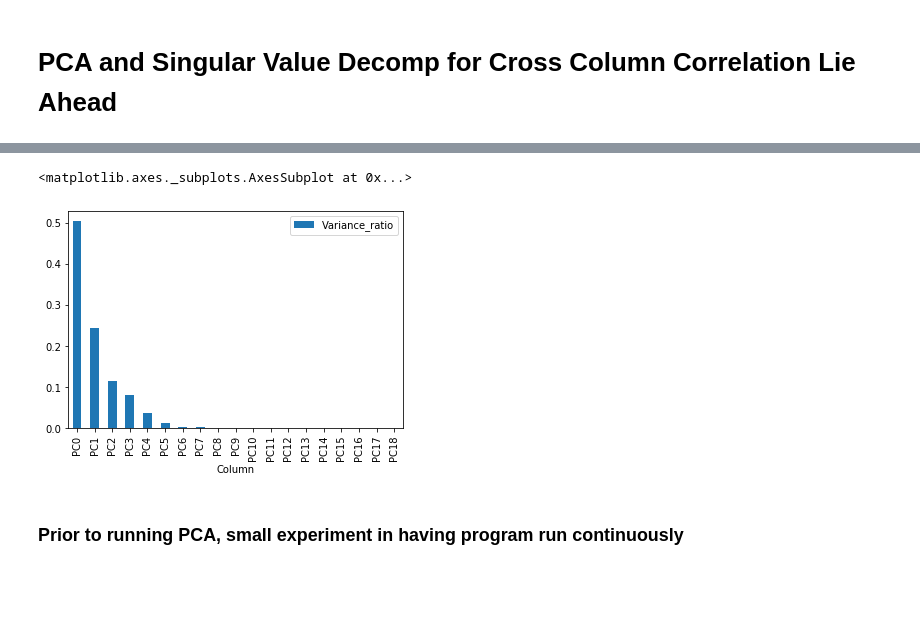
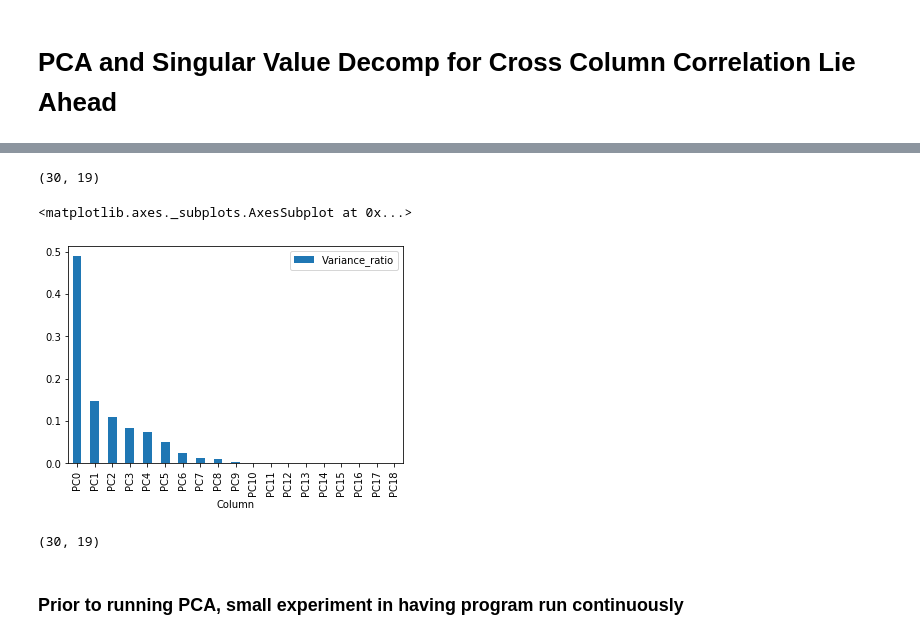
Before and after one commit to gilpasternak35/Likelihood, a Jupyter notebook: likelihood-public.ipynb, the cells around one changed output, grey strips where cells are left out. Drawn from its saved outputs; the diff is of its cells as text; code cells hidden in the pictures; blank space fills up the shorter version.

Commit message:
fixed pca model by standardizing data, now intelligently picks number of pca elements to use at runtime

```diff
--- a/likelihood-public.ipynb
+++ b/likelihood-public.ipynb
@@ -503,9 +504,14 @@ dataset below:
 | 29 | NaN | Washington | East | Southeast | 5 | 111.8 | 117.0 | ... |
 30 rows × 24 columns
 # %%
+def pcaPrep(first_table):
 # Finding all numerical components of the table so that pca can function
-tabl = first_table.select_dtypes(include = [np.number])
-tabl = tabl.dropna(1)
+    tabl = first_table.select_dtypes(include = [np.number])
+    tabl = tabl.dropna(1)
+    return tabl
+
+tabl = pcaPrep(first_table)
+scaled_data = StandardScaler().fit_transform(tabl)
 # Creating a PCA object
 pca = PCA(n_components = (tabl.shape[1]))
 tabl
@@ -529,13 +535,33 @@ tabl
 | 29 | 5 | 111.8 | 117.0 | -5.2 | 100.5 | ... |
 # %%
 # Fitting data and creating plot showing variance of each PC
-pca.fit(tabl)
+pcaData = pca.fit_transform(scaled_data)
+print(pcaData.shape)
 infoFrame = pd.DataFrame().assign(Column = ["PC" + str(i) for i in range(tabl.shape[1])], Variance_ratio = pca.explained_variance_ratio_ )
 #Principal component variation visualization
 infoFrame.plot(kind  = "bar", x = "Column", y = "Variance_ratio")
 # %% [output]
-<matplotlib.axes._subplots.AxesSubplot at 0x...>
+(30, 19)
+<matplotlib.axes._subplots.AxesSubplot at 0x...>
-[figure, old version]
+[figure, new version]
+# %%
+# Intelligently deciding how many columns need to be used
+def elementDecider(infoFrame):
+    numSum = 0
+    counter = 0
+    for i in infoFrame.get("Variance_ratio"):
+        if(numSum < .95):
+            numSum += i
+            counter+=1
+    return counter
+def reducedData(infoFrame, indx):
+    numCols = elementDecider(infoFrame)
+    pcaFrame = pd.DataFrame().assign(TEAM = indx, )
+    return pcaFrame
+reducedData(infoFrame, indx)
+print(pcaData.shape)
+# %% [output]
+(30, 19)
 # %% [markdown]
 ### Prior to running PCA, small experiment in having program run continuously
 # %%
```
Also changed, not shown: parts of 7 cells of this notebook.
